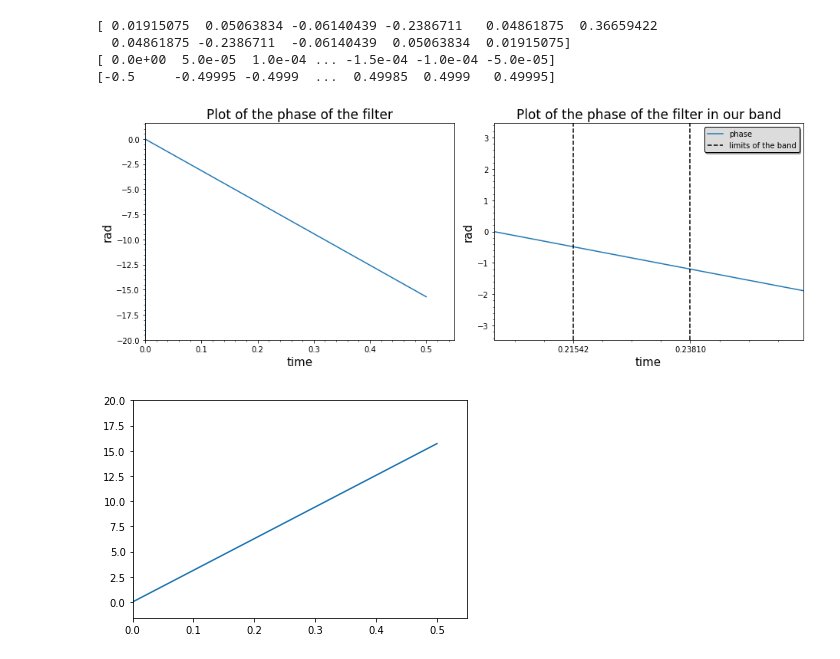
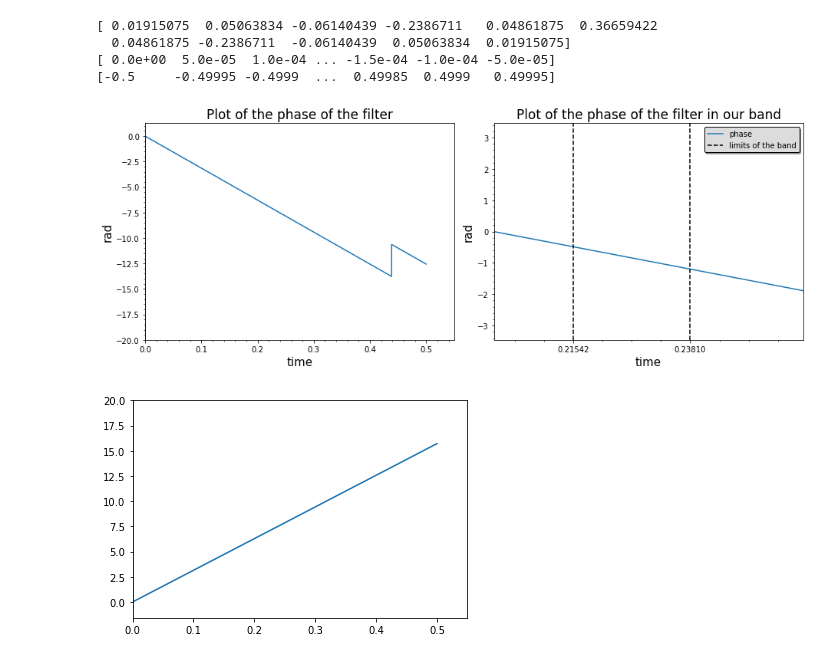
Before and after one commit to GiacomoFrn/MAPD_modA, a Jupyter notebook: python_part.ipynb, the cells around one changed output. Saved outputs shown, nothing was run; the diff lists cells and outputs as text; code cells hidden in the pictures.

```diff
--- a/python_part.ipynb
+++ b/python_part.ipynb
@@ -28,7 +28,7 @@ print(coeff)
 fft_coeff = fftpack.fft(coeff,20000)
 pow = np.abs(fft_coeff)      #amplitude response
 phase = np.angle(fft_coeff)  #computing the phase
-phase_unwrap = np.unwrap(phase,period=math.pi)
+phase_unwrap = np.unwrap(p=phase) #Toglie le discontinuità
 freqs_H = fftpack.fftfreq(20000)
 print(freqs_H)
 idx = np.argsort(freqs_H)
@@ -39,34 +39,34 @@ ax[0].set_xlim(left=0)
 ax[0].set_ylim(bottom=-20)
 ax[0].set_xlabel('time', fontsize=15)
 ax[0].set_ylabel('rad', fontsize=15)
 ax[0].set_title('Plot of the phase of the filter', fontsize=17)
 ax[0].minorticks_on()
 ax[1].plot(freqs_H[idx], phase[idx], label='phase')
 ax[1].set_xlim(left=0.20, right=0.26)
 ax[1].set_xlabel('time', fontsize=15)
 ax[1].set_ylabel('rad', fontsize=15)
 ax[1].set_title('Plot of the phase of the filter in our band', fontsize=17)
 ax[1].axvline(x=(f[0]/fs), linestyle='--', color ='black', label='limits of the band' ) # Limits of our band
 ax[1].axvline(x=(f[1]/fs), linestyle='--', color ='black' )
 ax[1].legend(shadow=True, framealpha=1, facecolor='gainsboro', edgecolor='black', prop={'size':10}, loc='upper right')
 ax[1].set_xticks(np.array(f)/fs)
 ax[1].minorticks_on()
 fig.tight_layout()
 
 freq_sample_1, sig_audio_1 = wavfile.read("10kHz_44100Hz_16bit_05sec.wav")
 freq_sample_2, sig_audio_2 = wavfile.read("1kHz_44100Hz_16bit_05sec.wav")
 
 #print(freq_sample_1)
 #type(sig_audio_1)
 
 #print(freq_sample_2)
 #type(sig_audio_2)
 # %% [output]
 [ 0.01915075  0.05063834 -0.06140439 -0.2386711   0.04861875  0.36659422
   0.04861875 -0.2386711  -0.06140439  0.05063834  0.01915075]
 [ 0.0e+00  5.0e-05  1.0e-04 ... -1.5e-04 -1.0e-04 -5.0e-05]
 [-0.5     -0.49995 -0.4999  ...  0.49985  0.4999   0.49995]
-[figure, old version]
+[figure, new version]
 # %%
 N=len(coeff)+len(sig_audio_1)-1 #lunghezza della convoluzione (lunghezza segnale + lunghezza coefficienti - 1)
 freqs = fftpack.fftfreq(N)
```
Also changed, not shown: parts of 5 cells of this notebook.
